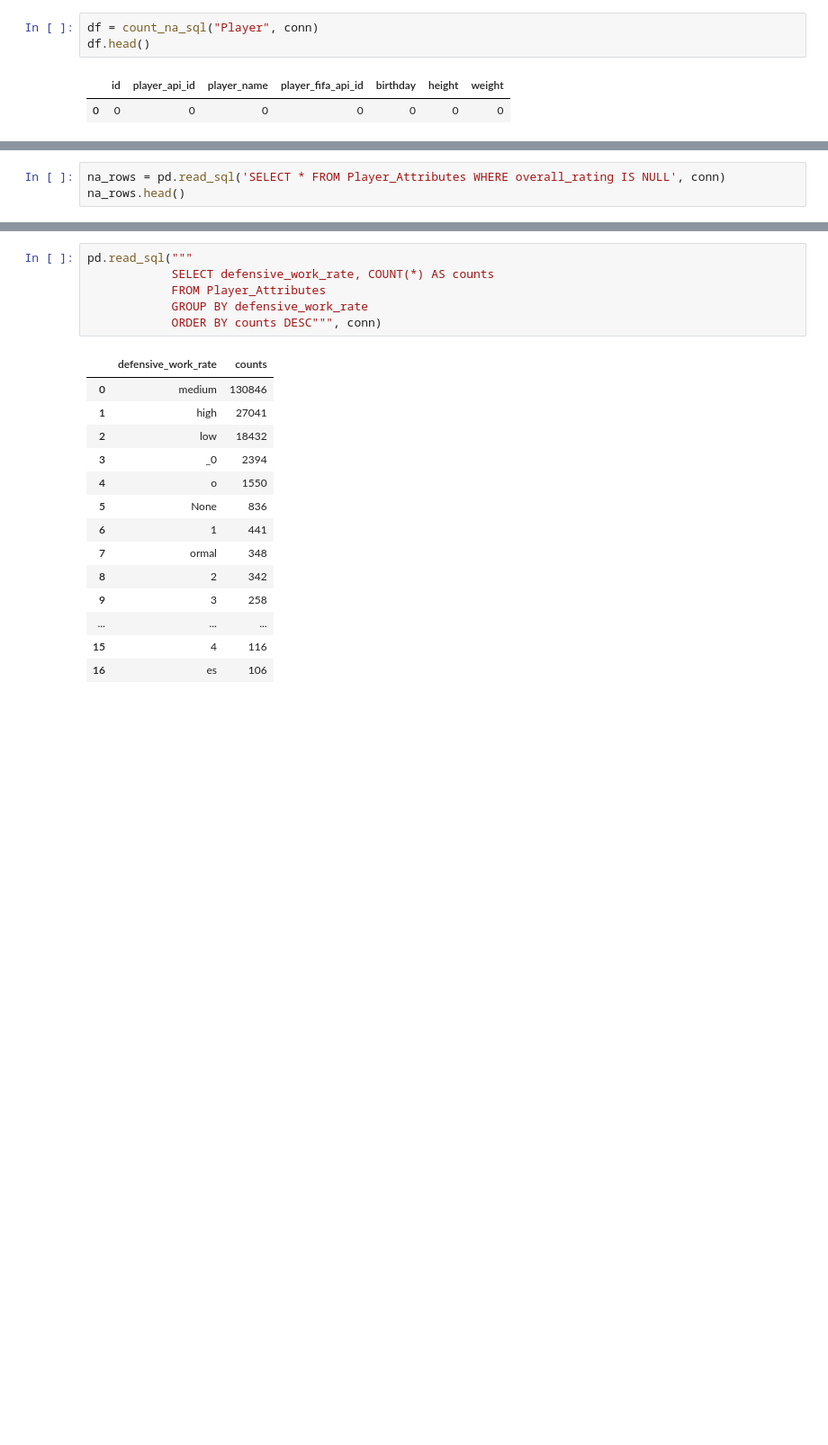
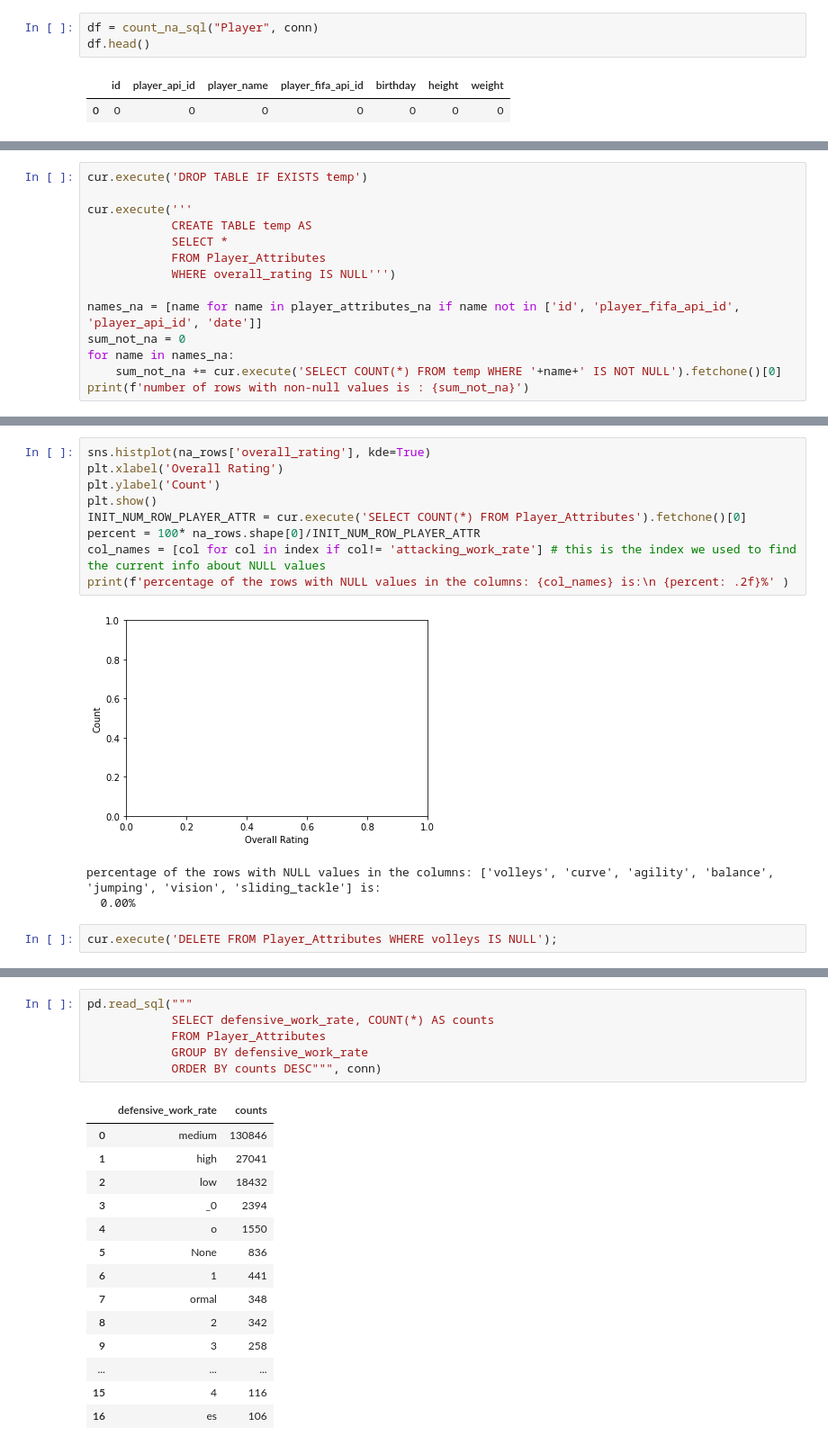
Before and after one commit to elashrry/European-Soccer-Database, a Jupyter notebook: Untitled-Copy1.ipynb, the cells around one changed output, grey strips where cells are left out. Shown: that part at 90% size. Drawn from its saved outputs; the diff is of its cells as text; blank space fills up the shorter version.

```diff
--- a/Untitled-Copy1.ipynb
+++ b/Untitled-Copy1.ipynb
@@ -256,4 +236,15 @@ with pd.option_context('display.max_rows', None, 'display.max_columns', None):
 # %%
-na_rows = pd.read_sql('SELECT * FROM Player_Attributes WHERE overall_rating IS NULL', conn)
-na_rows.head()
+cur.execute('DROP TABLE IF EXISTS temp')
+
+cur.execute('''
+            CREATE TABLE temp AS
+            SELECT *
+            FROM Player_Attributes
+            WHERE overall_rating IS NULL''')
+
+names_na = [name for name in player_attributes_na if name not in ['id', 'player_fifa_api_id', 'player_api_id', 'date']]
+sum_not_na = 0
+for name in names_na:
+    sum_not_na += cur.execute('SELECT COUNT(*) FROM temp WHERE '+name+' IS NOT NULL').fetchone()[0]
+print(f'number of rows with non-null values is : {sum_not_na}')
 # %% [output]
@@ -322,0 +283,15 @@ pd.read_sql("""
+# %%
+sns.histplot(na_rows['overall_rating'], kde=True)
+plt.xlabel('Overall Rating')
+plt.ylabel('Count')
+plt.show()
+INIT_NUM_ROW_PLAYER_ATTR = cur.execute('SELECT COUNT(*) FROM Player_Attributes').fetchone()[0]
+percent = 100* na_rows.shape[0]/INIT_NUM_ROW_PLAYER_ATTR
+col_names = [col for col in index if col!= 'attacking_work_rate'] # this is the index we used to find the current info about NULL values
+print(f'percentage of the rows with NULL values in the columns: {col_names} is:\n {percent: .2f}%' )
+# %% [output]
+[figure, added]
+percentage of the rows with NULL values in the columns: ['volleys', 'curve', 'agility', 'balance', 'jumping', 'vision', 'sliding_tackle'] is:
+  0.00%
+# %%
+cur.execute('DELETE FROM Player_Attributes WHERE volleys IS NULL');
```
Also changed, not shown: parts of 40 cells of this notebook.
